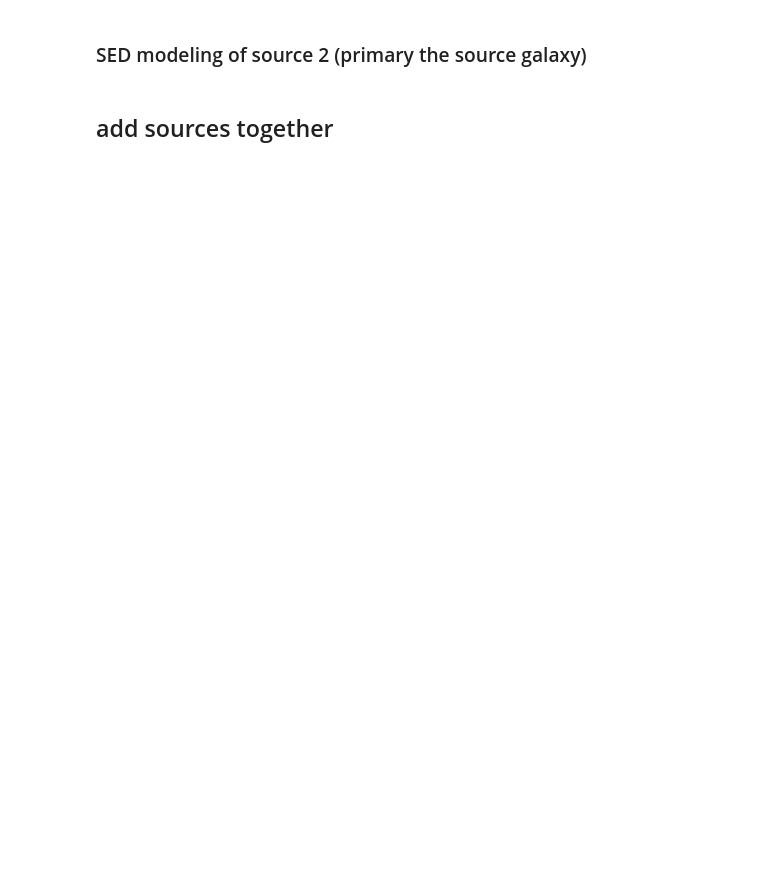
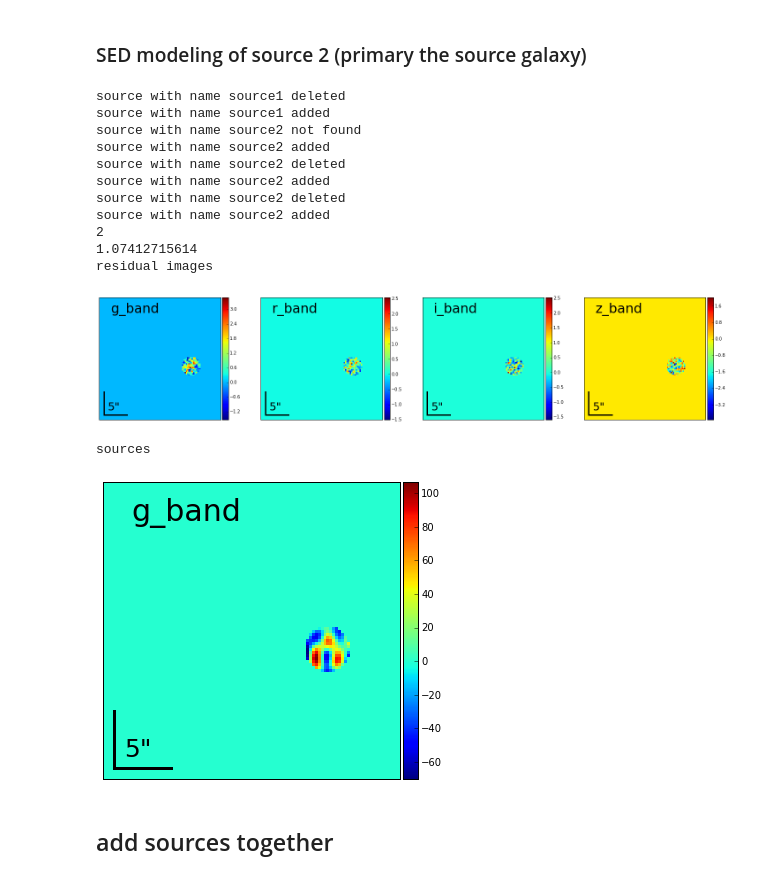
Before and after one commit to DES-SL/EasyLens, a Jupyter notebook: notebooks/ExampleWorksheet.ipynb, the cells around one changed output. Cells and saved outputs as stored; diff of their text form; code cells hidden in the pictures; blank space fills up the shorter version.

```diff
--- a/notebooks/ExampleWorksheet.ipynb
+++ b/notebooks/ExampleWorksheet.ipynb
@@ -189,34 +225,49 @@ C_D_inv = easyLens.get_C_D_inv_vector()
 
 for i in range(3):
     A = easyLens.get_response()
     param_array, model_array = easyLens.get_inverted(A, C_D_inv, d)
 
     data_list = easyLens.get_data_list()
     model_list = easyLens.get_model_images(model_array)
     residual_list = easyLens.get_residuals(model_array)
     de_convolved_list = easyLens.get_deconvolved(param_array)
     source_list_g = easyLens.get_sources_original(param_array, "g_band")
 
     A_sed = easyLens.get_response_sed(param_array)
     param_sed_array, model_sed_array = easyLens.get_inverted(A_sed, C_D_inv, d)
-    w_SED2 = {'g_band': param_sed_array[0], 'r_band': param_sed_array[1], 'i_band': param_sed_array[2], 'Y_band': param_sed_array[3], 'z_band': param_sed_array[4]}
+    w_SED2 = {'g_band': param_sed_array[0], 'r_band': param_sed_array[1], 'i_band': param_sed_array[2], 'z_band': param_sed_array[3]}
     source2 = Source(name="source2", ra_pos=ra_pos_2, dec_pos=dec_pos_2, beta=beta_2, n_max=n_max_2, w_SED=w_SED2, lens_bool=False)
     easyLens.add_source(source2, over_write=True)
 
 
 frame_list = easyLens.frame_list
 print i
 chi2 = np.sum((model_array-d)**2*C_D_inv)/numPix
 print chi2
 # residuals
 print("residual images")
 f, axes = showLens.show_list(residual_list, frame_list)
 plt.show()
 
 # sources separate
 print("sources")
 f, axes = showLens.show_list(source_list_g, ["g_band"])
 plt.show()
+# %% [output]
+source with name source1 deleted
+source with name source1 added
+source with name source2 not found
+source with name source2 added
+source with name source2 deleted
+source with name source2 added
+source with name source2 deleted
+source with name source2 added
+2
+1.07412715614
+residual images
+[figure, added]
+sources
+[figure, added]
 # %% [markdown]
 ## add sources together
 # %%
```
Also changed, not shown: parts of 12 cells of this notebook, 1 other file.
